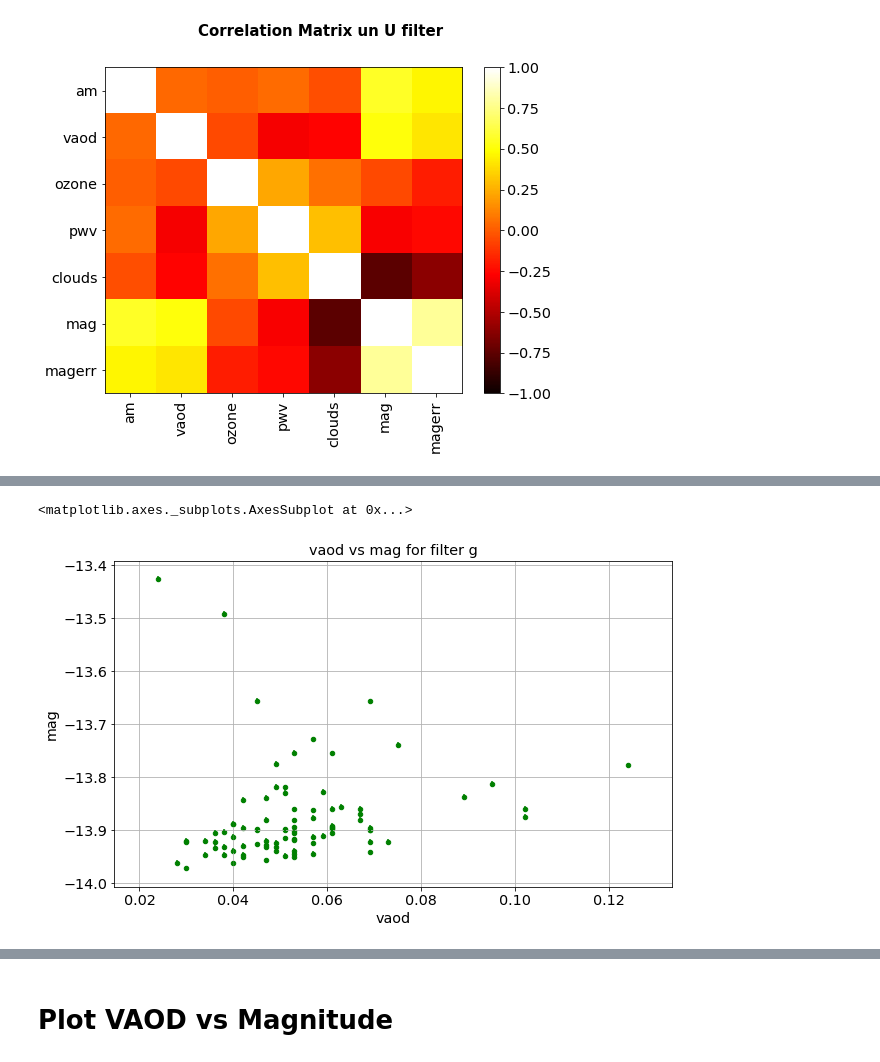
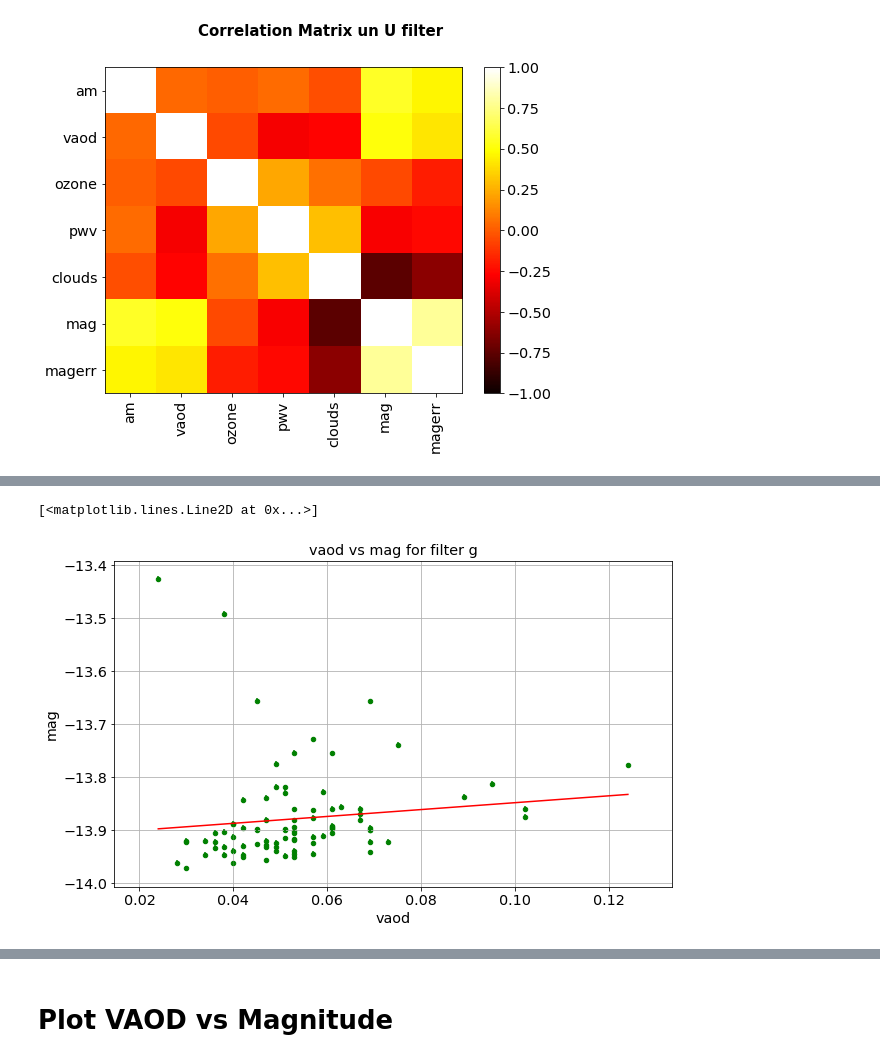
Before and after one commit to LSSTDESC/OpenAtmMiniDataChallenge, a Jupyter notebook: CorrelationSimResultAtmosphere.ipynb, the cells around one changed output, grey strips where cells are left out. Drawn from its saved outputs; the diff is of its cells as text; code cells hidden in the pictures.

```diff
--- a/CorrelationSimResultAtmosphere.ipynb
+++ b/CorrelationSimResultAtmosphere.ipynb
@@ -240,0 +245,7 @@ plt.show()
+# %%
+thedfg=thedf.loc[(thedf.f == 2)].drop('f', axis=1)
+# %%
+theX=thedfg["vaod"].values
+theY=thedfg["mag"].values
+theEY=thedfg["magerr"].values
+thedfg.corr()
@@ -241,5 +261,13 @@ plt.show()
+# %%
+theZ,theCov=np.polyfit(theX,theY,1,w=1/theEY,cov=True)
+pol = np.poly1d(theZ)
+Xfit=np.linspace(theX.min(),theX.max(),50)
+Yfit=pol(Xfit)
+# %%
+thedfg.plot.scatter(x='vaod',y='mag',yerr='magerr',title='vaod vs mag for filter g',color='g',marker='o',grid=True)
+plt.plot(Xfit,Yfit,'r-')
+# %% [output]
+[<matplotlib.lines.Line2D at 0x...>]
+[figure, added]
 # %%
-thedf.loc[(thedf.f == 2) ].plot.scatter(x='vaod',y='mag',yerr='magerr',title='vaod vs mag for filter g',color='g',marker='o',grid=True)
+#thedf.loc[(thedf.f == 2) ].plot.scatter(x='vaod',y='mag',yerr='magerr',title='vaod vs mag for filter g',color='g',marker='o',grid=True)
-# %% [output]
-<matplotlib.axes._subplots.AxesSubplot at 0x...>
-[figure, removed]
```
Also changed, not shown: parts of 52 cells of this notebook.
